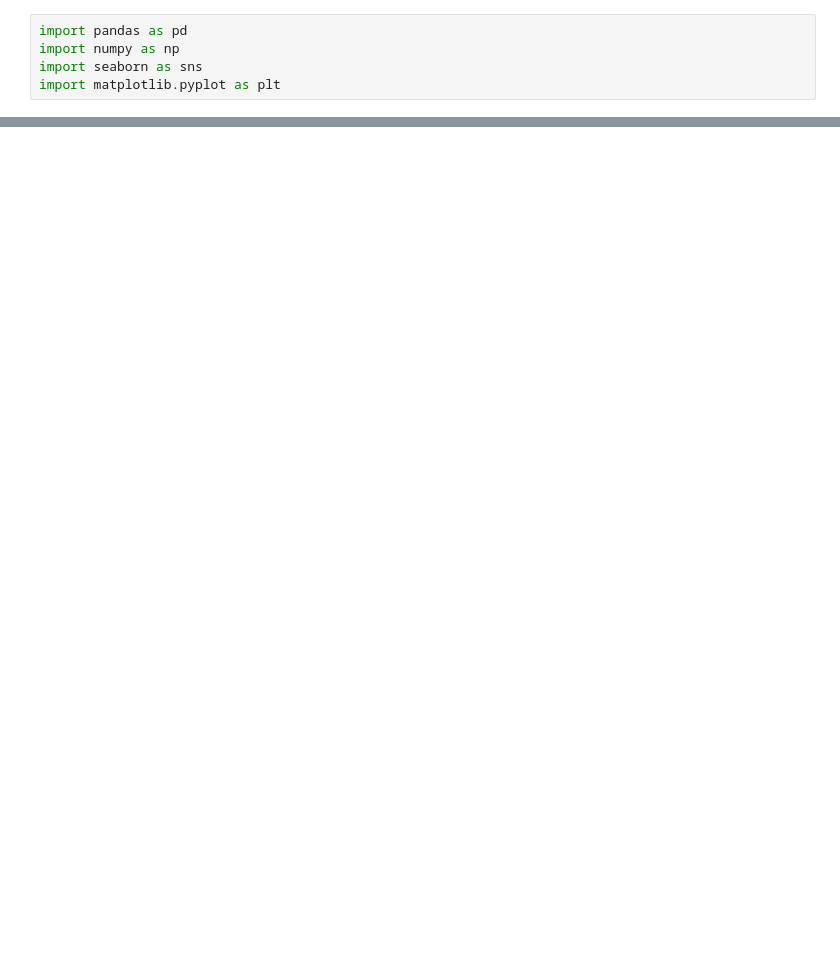
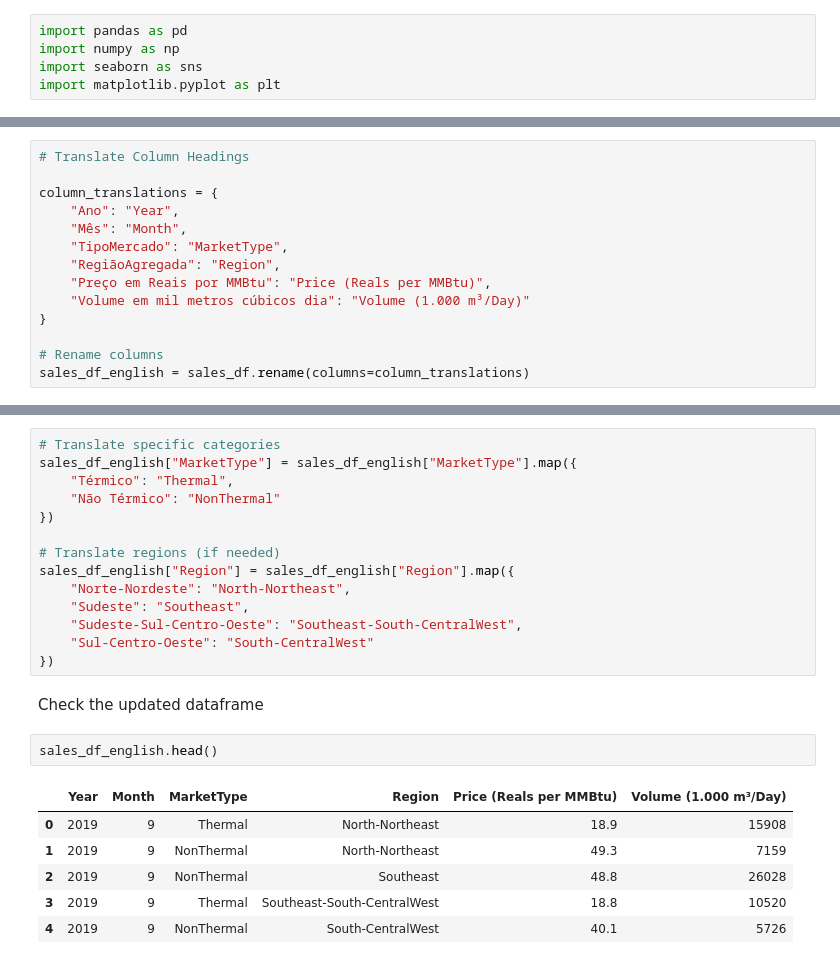
Before and after one commit to KathrynKashitsyn/Natural-Gas-Marketing-in-Brazil, a Jupyter notebook: Brazil_Gas_Sales.ipynb, the cells around one changed output, grey strips where cells are left out. Drawn from its saved outputs; the diff is of its cells as text; blank space fills up the shorter version.

```diff
--- a/Brazil_Gas_Sales.ipynb
+++ b/Brazil_Gas_Sales.ipynb
@@ -26,0 +341,14 @@ ParserError: Error tokenizing data. C error: Expected 1 fields in line 3, saw 36
+# %%
+# Translate Column Headings
+
+column_translations = {
+    "Ano": "Year",
+    "Mês": "Month",
+    "TipoMercado": "MarketType",
+    "RegiãoAgregada": "Region",
+    "Preço em Reais por MMBtu": "Price (Reals per MMBtu)",
+    "Volume em mil metros cúbicos dia": "Volume (1.000 m³/Day)"
+}
+
+# Rename columns
+sales_df_english = sales_df.rename(columns=column_translations)
@@ -26,0 +371,25 @@ ParserError: Error tokenizing data. C error: Expected 1 fields in line 3, saw 36
+# %%
+# Translate specific categories
+sales_df_english["MarketType"] = sales_df_english["MarketType"].map({
+    "Térmico": "Thermal",
+    "Não Térmico": "NonThermal"
+})
+
+# Translate regions (if needed)
+sales_df_english["Region"] = sales_df_english["Region"].map({
+    "Norte-Nordeste": "North-Northeast",
+    "Sudeste": "Southeast",
+    "Sudeste-Sul-Centro-Oeste": "Southeast-South-CentralWest",
+    "Sul-Centro-Oeste": "South-CentralWest"
+})
+# %% [markdown]
+Check the updated dataframe
+# %%
+sales_df_english.head()
+# %% [output]
+|  | Year | Month | MarketType | Region | Price (Reals per MMBtu) | Volume (1.000 m³/Day) |
+| 0 | 2019 | 9 | Thermal | North-Northeast | 18.9 | 15908 |
+| 1 | 2019 | 9 | NonThermal | North-Northeast | 49.3 | 7159 |
+| 2 | 2019 | 9 | NonThermal | Southeast | 48.8 | 26028 |
+| 3 | 2019 | 9 | Thermal | Southeast-South-CentralWest | 18.8 | 10520 |
+| 4 | 2019 | 9 | NonThermal | South-CentralWest | 40.1 | 5726 |
```
Also changed, not shown: parts of 24 cells of this notebook.
